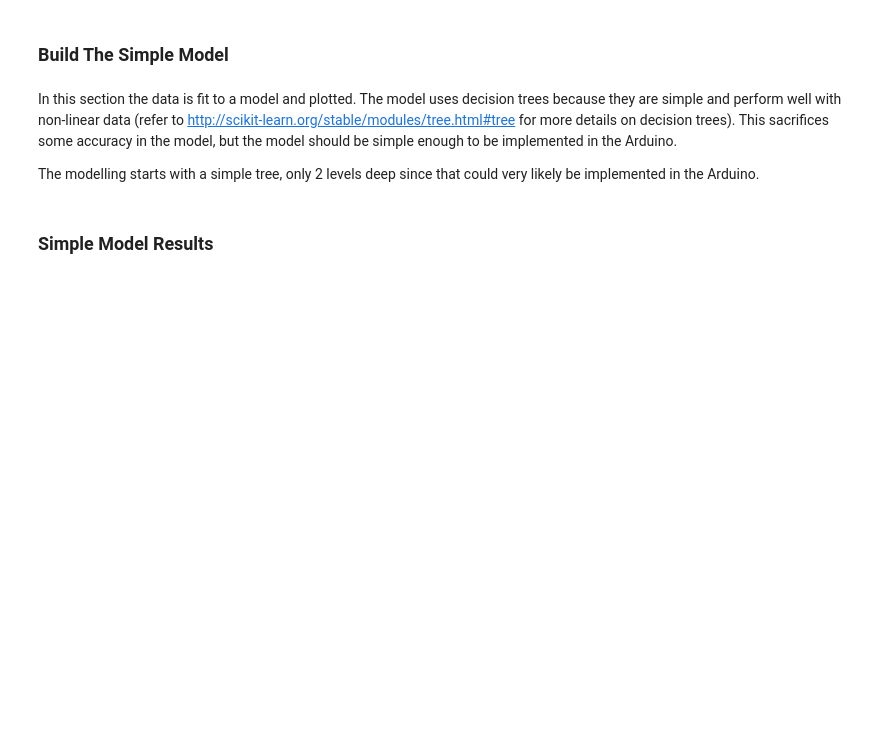
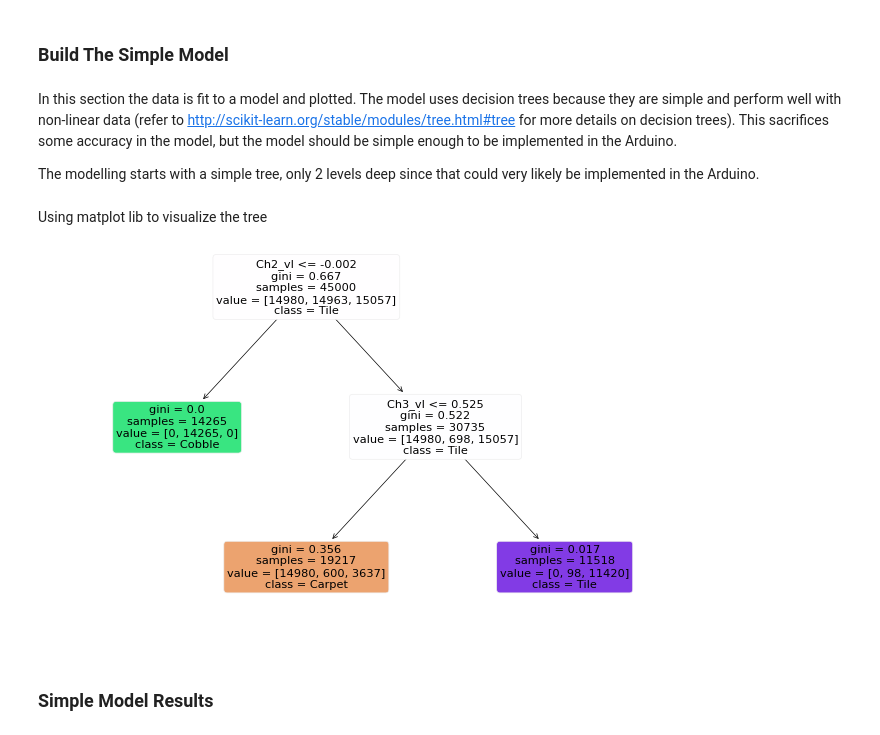
Before and after one commit to MoreCoffee12/AccelPlot, a Jupyter notebook: PythonScripts/MachineLearningArduino.ipynb, the cells around one changed output. Drawn from its saved outputs; the diff is of its cells as text; code cells hidden in the pictures; blank space fills up the shorter version.

```diff
--- a/PythonScripts/MachineLearningArduino.ipynb
+++ b/PythonScripts/MachineLearningArduino.ipynb
@@ -663,8 +704,8 @@ RANDOM_SEED = 10234
 idx = np.arange(dfData.shape[0])
 np.random.seed(RANDOM_SEED)
 np.random.shuffle(idx)
-dfDataTrain = dfData.ix[idx[0:(idx.size/2)]]
-dfDataTest = dfData.ix[idx[(idx.size/2):idx.size]]
+dfDataTrain = dfData.iloc[idx[0:int(idx.size/2)], :]
+dfDataTest = dfData.iloc[idx[int(idx.size/2):idx.size], :]
 # %%
 # Break the data into features and classes
 TrainFeatures = dfDataTrain[lstFeatures]
@@ -697,3 +726,13 @@ Image(dtGraph.create_png())
+# %% [markdown]
+Using matplot lib to visualize the tree
+# %%
+fig, axes = plt.subplots(dpi=100)
+lst_tree = trees.plot_tree(dtTrain, feature_names=lstFeatures,
+                          class_names=[lstClassifiers[2], lstClassifiers[1], lstClassifiers[0]],
+                          filled=True, rounded=True)
+fig.savefig('Stage1.pdf')
+# %% [output]
+[figure, added]
 # %% [markdown]
 ### Simple Model Results
 # %% [markdown]
```
Also changed, not shown: parts of 30 cells of this notebook, 20 other files.
